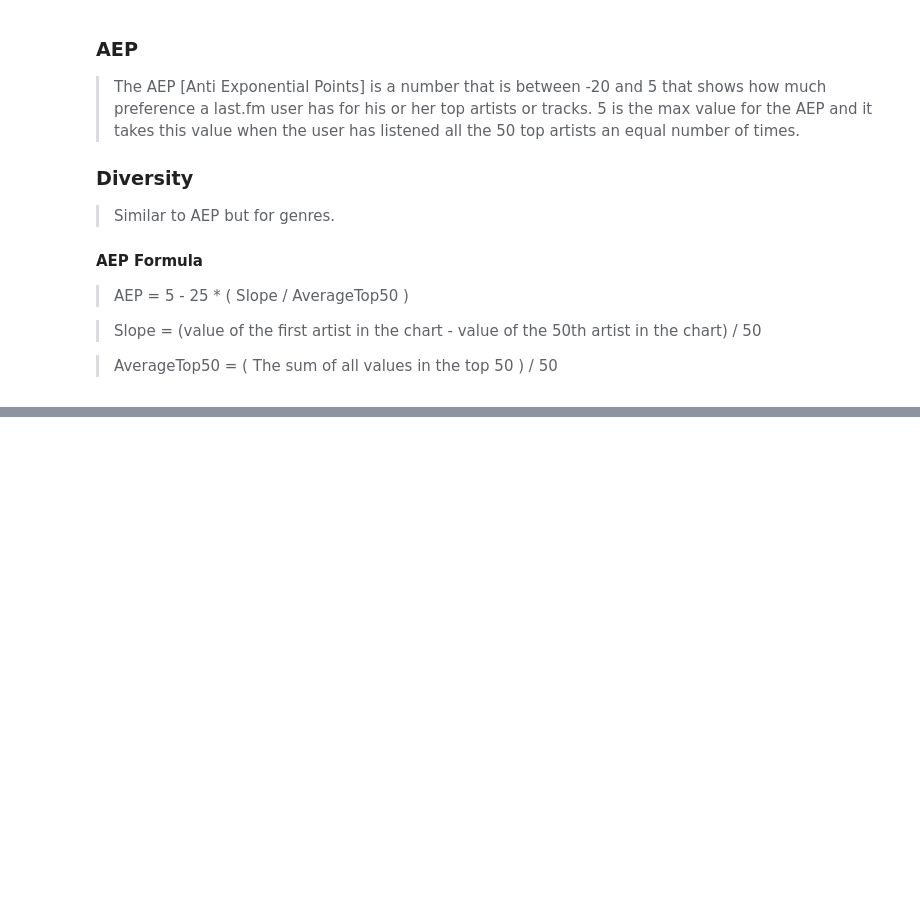
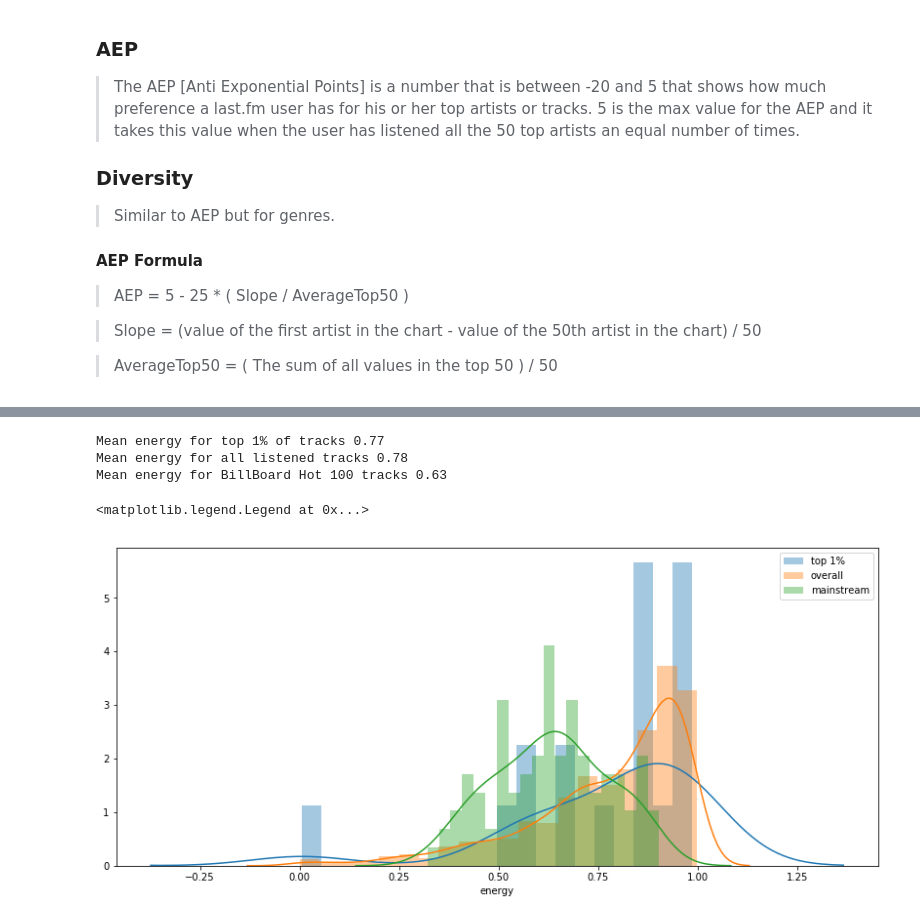
Before and after one commit to madhan001/lfmxtractplus-examples, a Jupyter notebook: music_listening_history_analysis.ipynb, the cells around one changed output, grey strips where cells are left out. Drawn from its saved outputs; the diff is of its cells as text; code cells hidden in the pictures; blank space fills up the shorter version.

```diff
--- a/music_listening_history_analysis.ipynb
+++ b/music_listening_history_analysis.ipynb
@@ -435,0 +487,14 @@ AEP for tracks 4.04
+# %%
+sns.distplot(library_df['energy'].head(onePC(library_df)),label='top 1%',hist=True,bins=20,norm_hist=True)
+sns.distplot(library_df['energy'],label='overall',hist=True,bins=20,norm_hist=True)
+sns.distplot(billboard_df['energy'],label='mainstream',hist=True,bins=20,norm_hist=True)
+print("Mean energy for top 1% of tracks "+str(round(library_df['energy'].head(onePC(library_df)).mean(),2)))
+print("Mean energy for all listened tracks "+str(round(library_df['energy'].mean(),2)))
+print("Mean energy for BillBoard Hot 100 tracks "+str(round(billboard_df['energy'].mean(),2)))
+plt.legend()
+# %% [output]
+Mean energy for top 1% of tracks 0.77
+Mean energy for all listened tracks 0.78
+Mean energy for BillBoard Hot 100 tracks 0.63
+<matplotlib.legend.Legend at 0x...>
+[figure, added]
```
Also changed, not shown: parts of 42 cells of this notebook.
